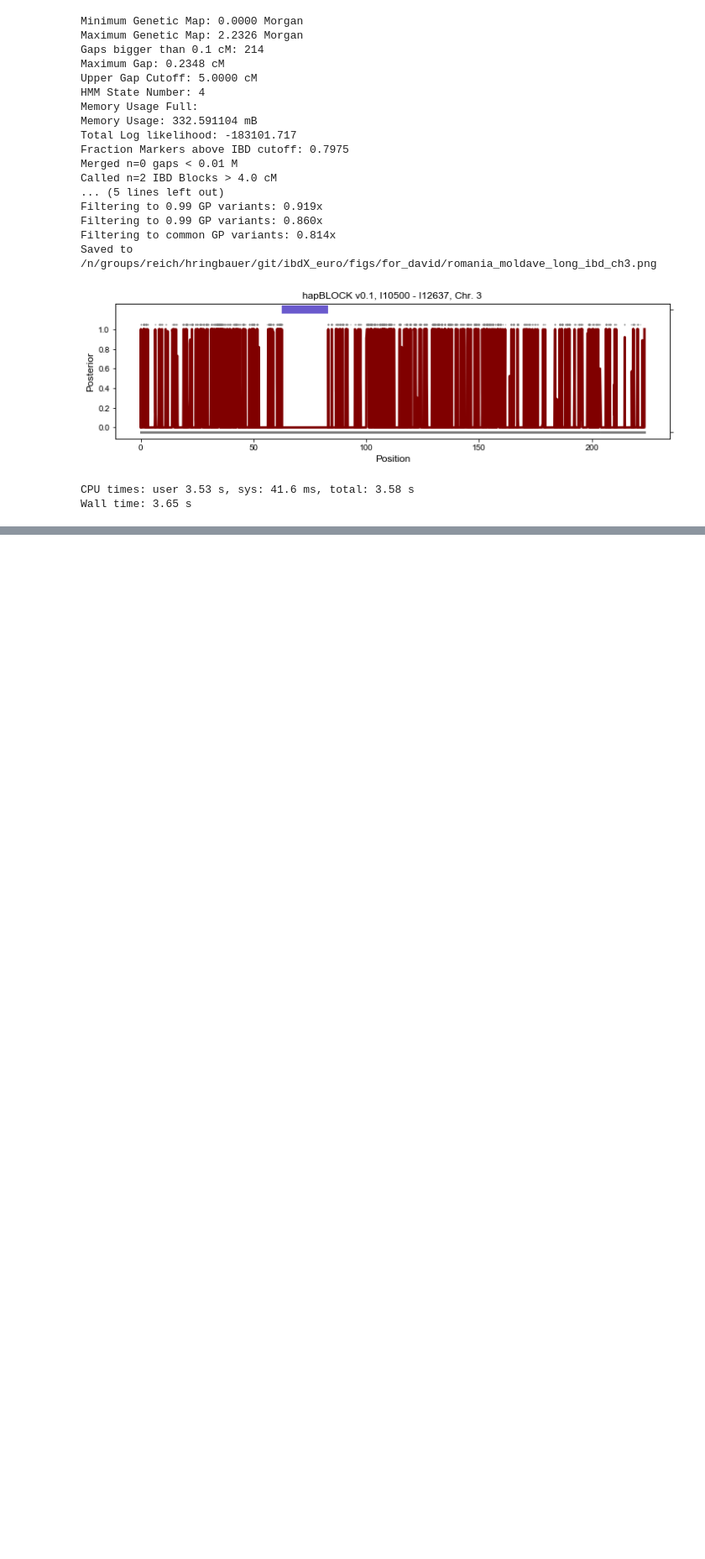
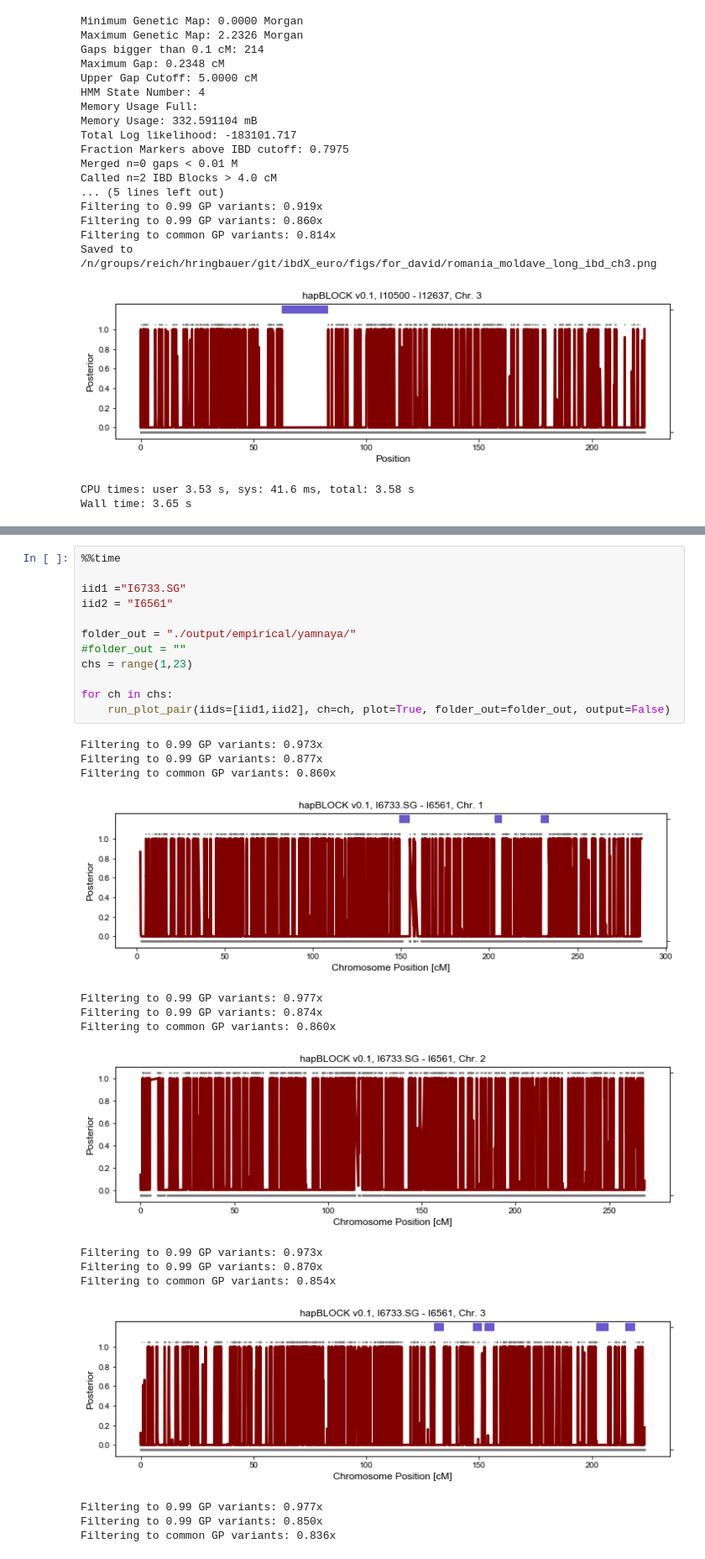
Before and after one commit to hringbauer/ancIBD, a Jupyter notebook: notebook/detect_snp_rel/ibd_analysis/run_pair_IBD.ipynb, the cells around one changed output, grey strips where cells are left out. Shown at 84% size. Saved outputs shown, nothing was run; the diff lists cells and outputs as text; blank space fills up the shorter version.

```diff
--- a/notebook/detect_snp_rel/ibd_analysis/run_pair_IBD.ipynb
+++ b/notebook/detect_snp_rel/ibd_analysis/run_pair_IBD.ipynb
@@ -764,0 +762,28 @@ Wall time: 3.65 s
+# %%
+%%time
+
+iid1 ="I6733.SG"
+iid2 = "I6561"
+
+folder_out = "./output/empirical/yamnaya/"
+#folder_out = ""
+chs = range(1,23)
+
+for ch in chs:
+    run_plot_pair(iids=[iid1,iid2], ch=ch, plot=True, folder_out=folder_out, output=False)
+# %% [output]
+Filtering to 0.99 GP variants: 0.973x
+Filtering to 0.99 GP variants: 0.877x
+Filtering to common GP variants: 0.860x
+[figure, added]
+Filtering to 0.99 GP variants: 0.977x
+Filtering to 0.99 GP variants: 0.874x
+Filtering to common GP variants: 0.860x
+[figure, added]
+Filtering to 0.99 GP variants: 0.973x
+Filtering to 0.99 GP variants: 0.870x
+Filtering to common GP variants: 0.854x
+[figure, added]
+Filtering to 0.99 GP variants: 0.977x
+Filtering to 0.99 GP variants: 0.850x
+Filtering to common GP variants: 0.836x
```
Also changed, not shown: parts of 28 cells of this notebook, 21 other files.
